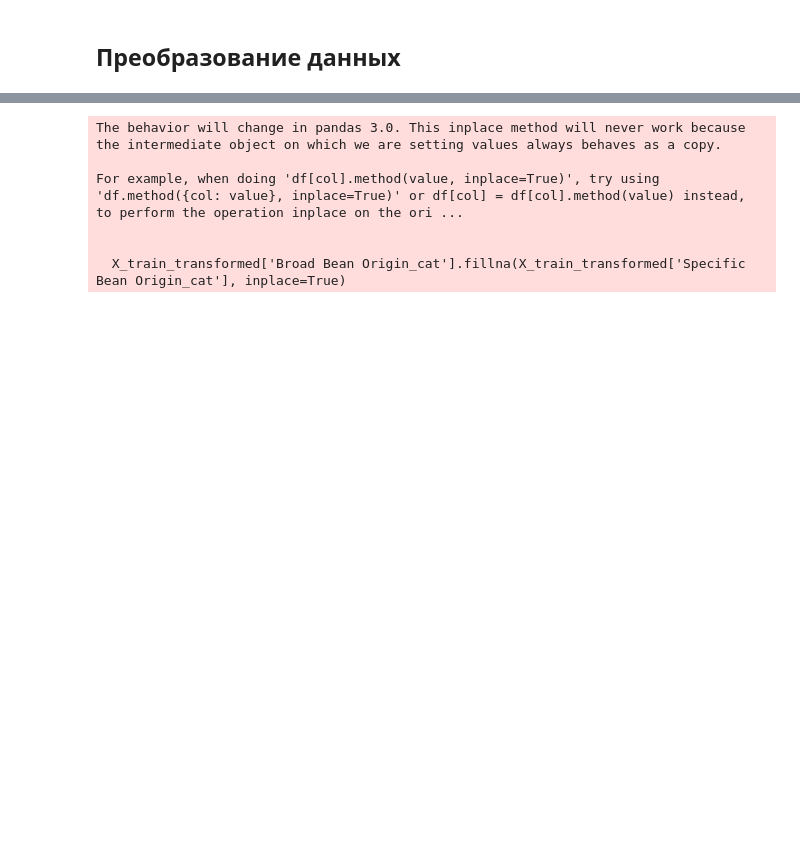
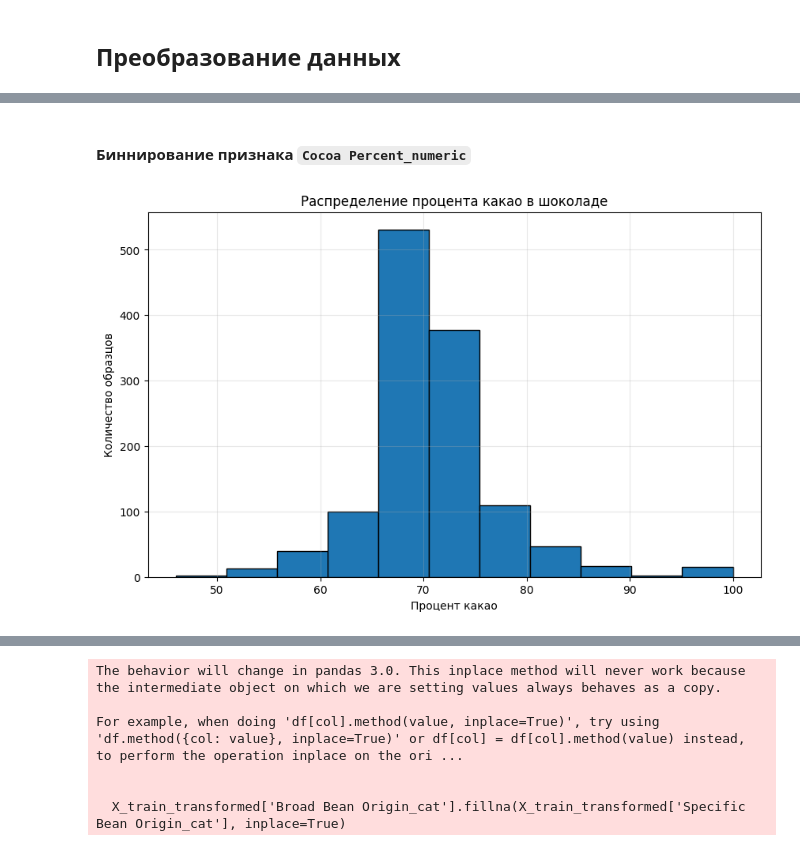
Before and after one commit to psaw/hse-ai24-ml, a Jupyter notebook: Chocolate_kaggle.ipynb, the cells around one changed output, grey strips where cells are left out. Saved outputs shown, nothing was run; the diff lists cells and outputs as text; code cells hidden in the pictures; blank space fills up the shorter version.

```diff
--- a/Chocolate_kaggle.ipynb
+++ b/Chocolate_kaggle.ipynb
@@ -110,0 +112,12 @@ out:  (1253, 7)
+# %% [markdown]
+#### Биннирование признака `Cocoa Percent_numeric`
+# %%
+plt.figure(figsize=(10, 6))
+plt.hist(X_new['Cocoa Percent_numeric'], bins=11, edgecolor='black')
+plt.title('Распределение процента какао в шоколаде')
+plt.xlabel('Процент какао')
+plt.ylabel('Количество образцов')
+plt.grid(True, alpha=0.3)
+plt.show()
+# %% [output]
+[figure, added]
```
Also changed, not shown: parts of 39 cells of this notebook, 1 other file.
